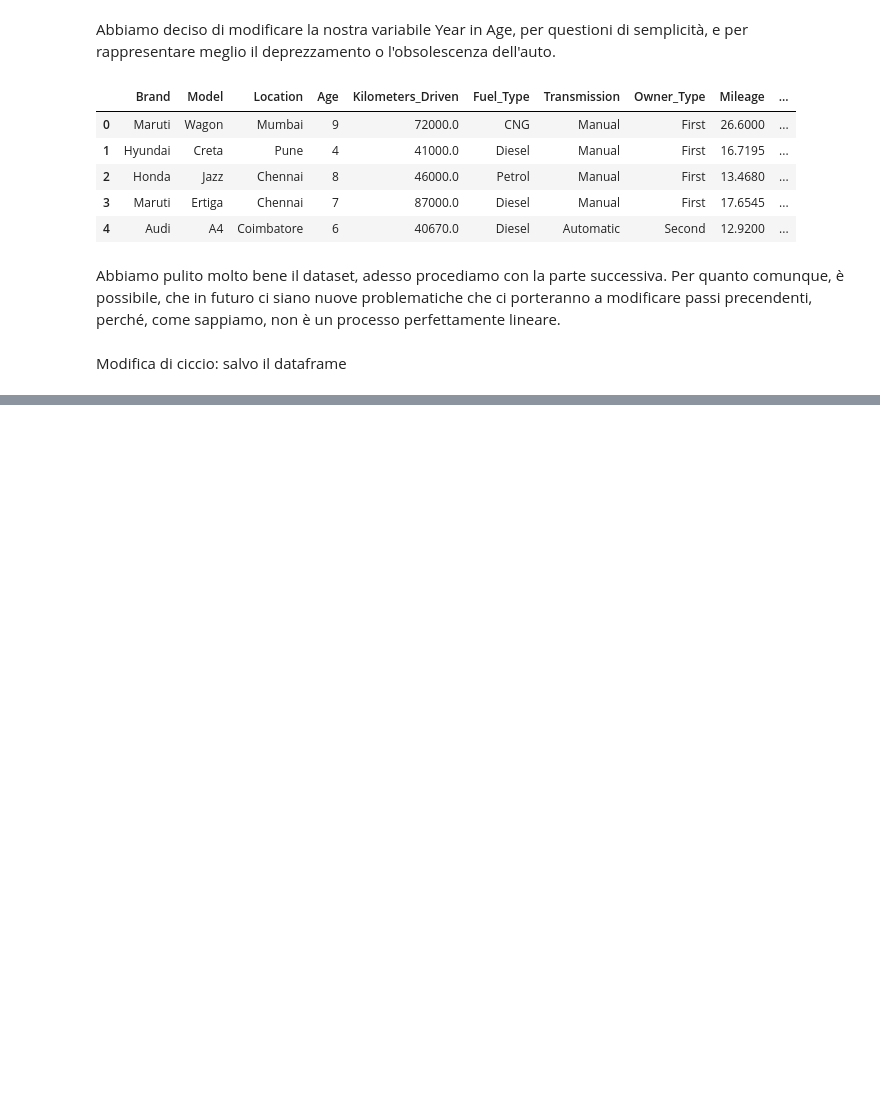
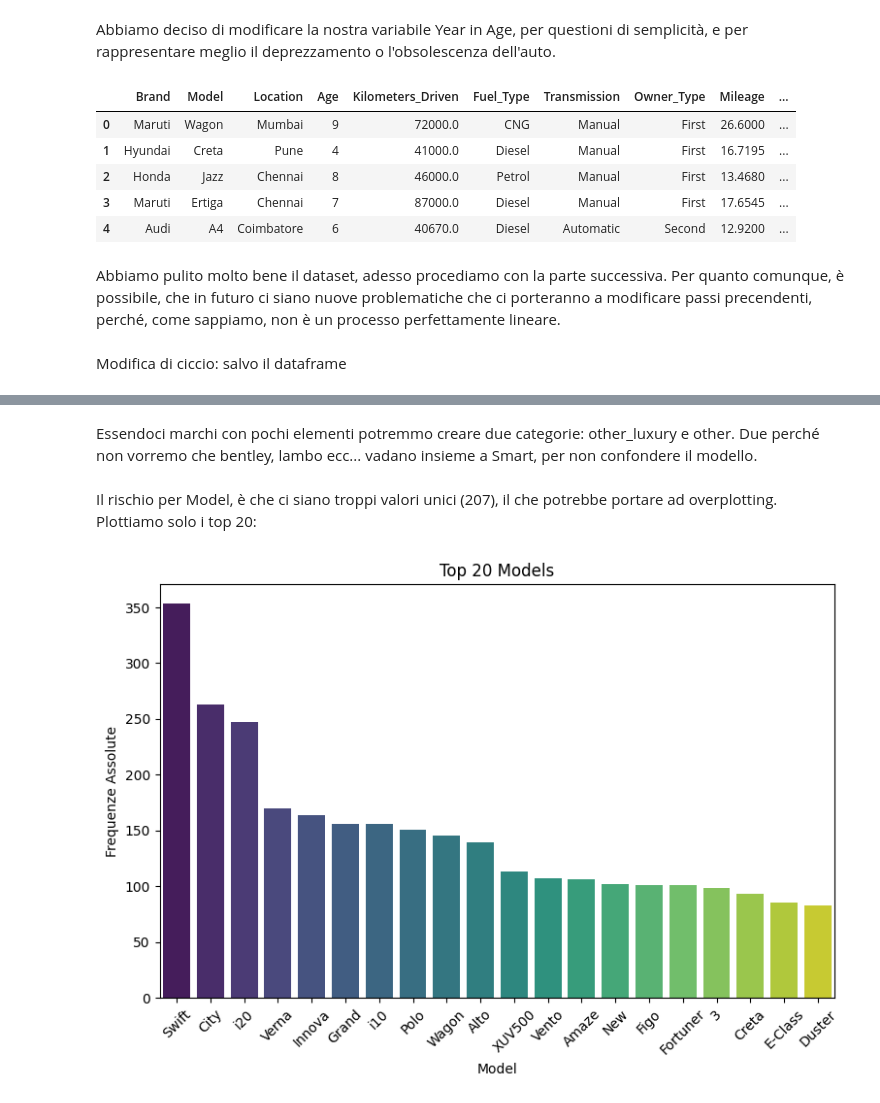
Before and after one commit to fragreco04/progetto-fad-2526, a Jupyter notebook: notebooks/drafts/part-1/edaFil.ipynb, the cells around one changed output, grey strips where cells are left out. Saved outputs shown, nothing was run; the diff lists cells and outputs as text; code cells hidden in the pictures; blank space fills up the shorter version.

```diff
--- a/notebooks/drafts/part-1/edaFil.ipynb
+++ b/notebooks/drafts/part-1/edaFil.ipynb
@@ -608,0 +642,20 @@ Iniziamo delle variabili continue e discrete: Age, Kilometers_Driven, Mileage, E
+# %% [markdown]
+Essendoci marchi con pochi elementi potremmo creare due categorie: other_luxury e other. Due perché non vorremo che bentley, lambo ecc... vadano insieme a Smart, per non confondere il modello.
+# %% [markdown]
+Il rischio per Model, è che ci siano troppi valori unici (207), il che potrebbe portare ad overplotting. Plottiamo solo i top 20:
+# %%
+plt.figure(figsize=(15, 10))
+plt.subplot(2, 2, 2)
+
+top_models = df['Model'].value_counts().head(20)
+
+sns.barplot(x=top_models.index, y=top_models.values, palette='viridis', hue=top_models.index)
+
+plt.title('Top 20 Models')
+plt.xticks(rotation=45)
+plt.ylabel('Frequenze Assolute')
+
+plt.tight_layout()
+plt.show()
+# %% [output]
+[figure, added]
```
Also changed, not shown: parts of 4 cells of this notebook.
